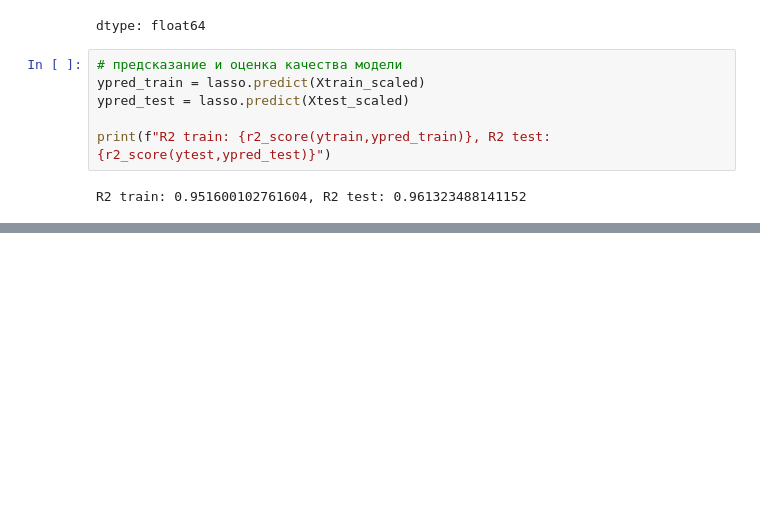
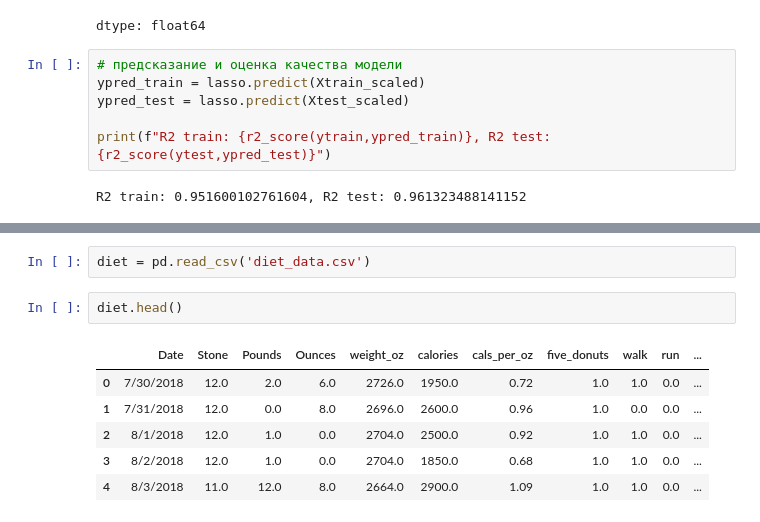
Before and after one commit to nchubuk/study_CL, a Jupyter notebook: ML/hw_02.ipynb, the cells around one changed output, grey strips where cells are left out. Cells and saved outputs as stored; diff of their text form; blank space fills up the shorter version.

```diff
--- a/ML/hw_02.ipynb
+++ b/ML/hw_02.ipynb
@@ -114,0 +122,11 @@ R2 train: 0.951600102761604, R2 test: 0.961323488141152
+# %%
+diet = pd.read_csv('diet_data.csv')
+# %%
+diet.head()
+# %% [output]
+|  | Date | Stone | Pounds | Ounces | weight_oz | calories | cals_per_oz | five_donuts | walk | run | ... |
+| 0 | 7/30/2018 | 12.0 | 2.0 | 6.0 | 2726.0 | 1950.0 | 0.72 | 1.0 | 1.0 | 0.0 | ... |
+| 1 | 7/31/2018 | 12.0 | 0.0 | 8.0 | 2696.0 | 2600.0 | 0.96 | 1.0 | 0.0 | 0.0 | ... |
+| 2 | 8/1/2018 | 12.0 | 1.0 | 0.0 | 2704.0 | 2500.0 | 0.92 | 1.0 | 1.0 | 0.0 | ... |
+| 3 | 8/2/2018 | 12.0 | 1.0 | 0.0 | 2704.0 | 1850.0 | 0.68 | 1.0 | 1.0 | 0.0 | ... |
+| 4 | 8/3/2018 | 11.0 | 12.0 | 8.0 | 2664.0 | 2900.0 | 1.09 | 1.0 | 1.0 | 0.0 | ... |
```
Also changed, not shown: parts of 31 cells of this notebook.
